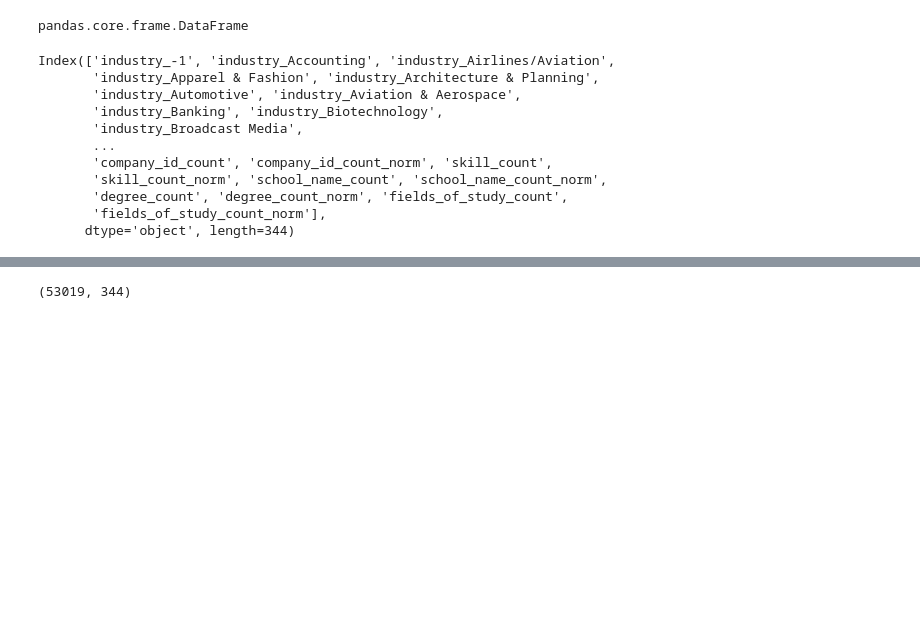
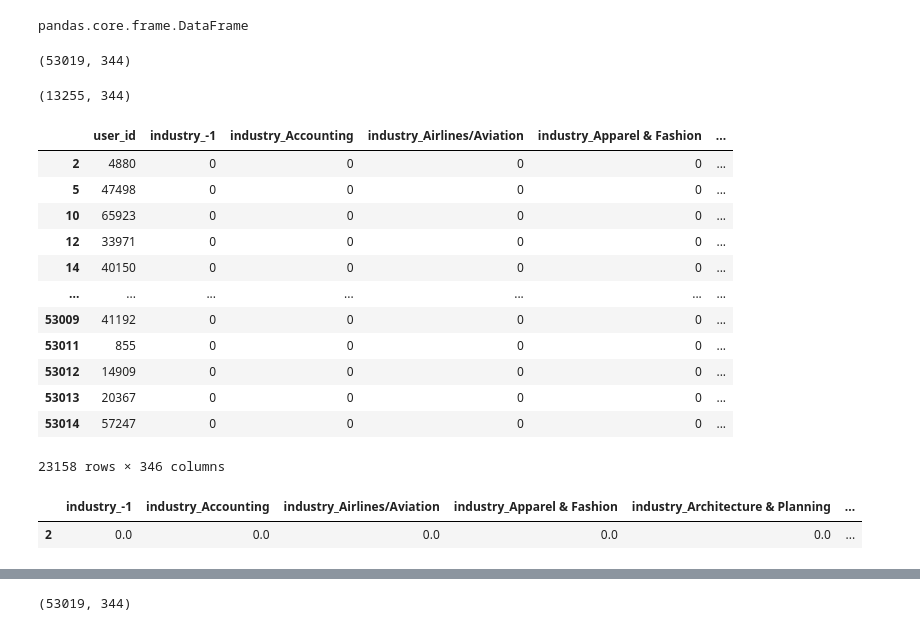
Before and after one commit to furkaneneseren/Datathon-BBVA, a Jupyter notebook: modeling.ipynb, the cells around one changed output, grey strips where cells are left out. Cells and saved outputs as stored; diff of their text form; code cells hidden in the pictures; blank space fills up the shorter version.

```diff
--- a/modeling.ipynb
+++ b/modeling.ipynb
@@ -292,17 +305,3 @@ pandas.core.frame.DataFrame
 # %%
 df_iter_imputed_train.to_csv("imputed_train.csv", index=False)
 df_iter_imputed_test.to_csv("imputed_test.csv", index=False)
-# %%
-data2.columns
-# %% [output]
-Index(['industry_-1', 'industry_Accounting', 'industry_Airlines/Aviation',
-       'industry_Apparel & Fashion', 'industry_Architecture & Planning',
-       'industry_Automotive', 'industry_Aviation & Aerospace',
-       'industry_Banking', 'industry_Biotechnology',
-       'industry_Broadcast Media',
-       ...
-       'company_id_count', 'company_id_count_norm', 'skill_count',
-       'skill_count_norm', 'school_name_count', 'school_name_count_norm',
-       'degree_count', 'degree_count_norm', 'fields_of_study_count',
-       'fields_of_study_count_norm'],
-      dtype='object', length=344)
@@ -308,0 +311,27 @@ Index(['industry_-1', 'industry_Accounting', 'industry_Airlines/Aviation',
+# %%
+train_imputed.shape
+# %% [output]
+(53019, 344)
+# %%
+test_imputed.shape
+# %% [output]
+(13255, 344)
+# %%
+pd.set_option('display.max_rows', 500)
+pd.set_option('display.max_columns', 500)
+# %%
+train[train.profiency_proficiency_count.isna()==True]
+# %% [output]
+|  | user_id | industry_-1 | industry_Accounting | industry_Airlines/Aviation | industry_Apparel & Fashion | ... |
+| 2 | 4880 | 0 | 0 | 0 | 0 | ... |
+| 5 | 47498 | 0 | 0 | 0 | 0 | ... |
+| 10 | 65923 | 0 | 0 | 0 | 0 | ... |
+| 12 | 33971 | 0 | 0 | 0 | 0 | ... |
+| 14 | 40150 | 0 | 0 | 0 | 0 | ... |
+| ... | ... | ... | ... | ... | ... | ... |
+| 53009 | 41192 | 0 | 0 | 0 | 0 | ... |
+| 53011 | 855 | 0 | 0 | 0 | 0 | ... |
+| 53012 | 14909 | 0 | 0 | 0 | 0 | ... |
+| 53013 | 20367 | 0 | 0 | 0 | 0 | ... |
+| 53014 | 57247 | 0 | 0 | 0 | 0 | ... |
+23158 rows × 346 columns
@@ -308,0 +341,5 @@ Index(['industry_-1', 'industry_Accounting', 'industry_Airlines/Aviation',
+# %%
+train_imputed[train_imputed.user_id == 4880]
+# %% [output]
+|  | industry_-1 | industry_Accounting | industry_Airlines/Aviation | industry_Apparel & Fashion | industry_Architecture & Planning | ... |
+| 2 | 0.0 | 0.0 | 0.0 | 0.0 | 0.0 | ... |
```
Also changed, not shown: parts of 32 cells of this notebook.
